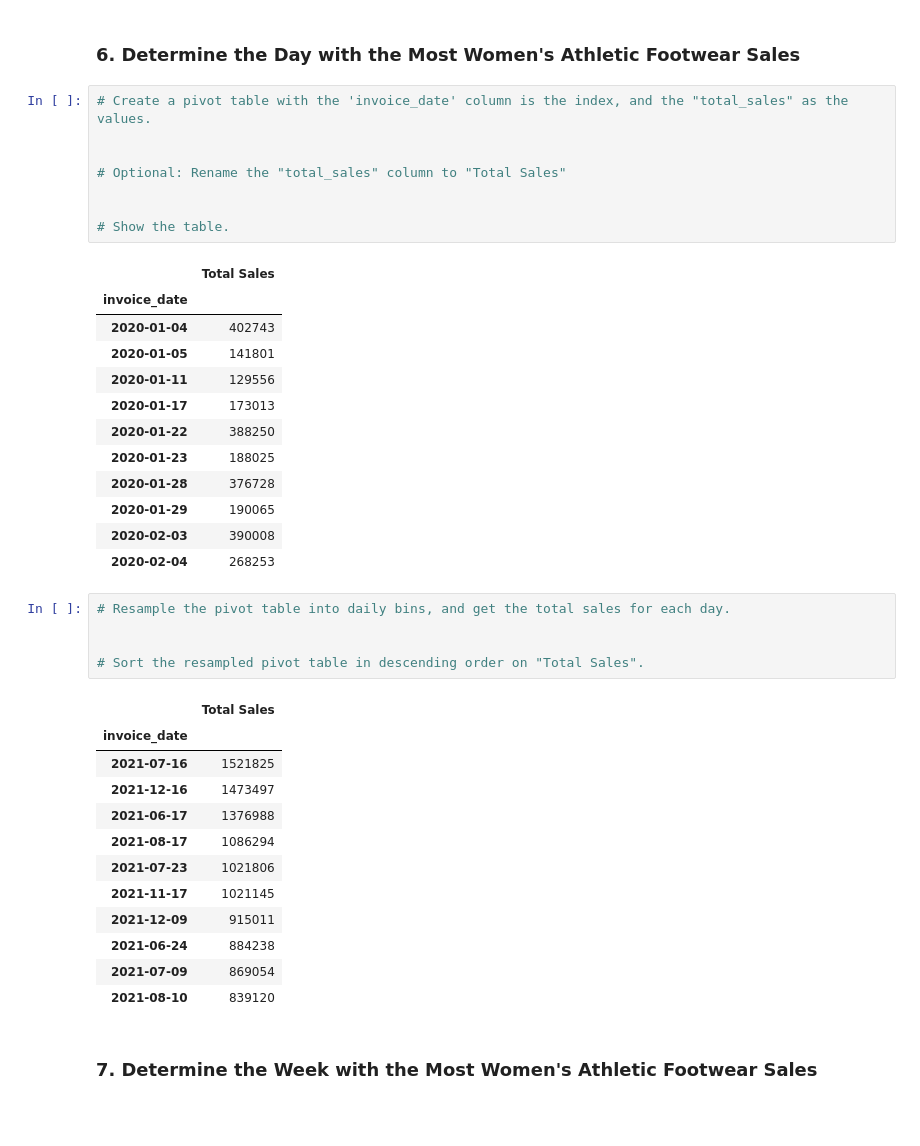
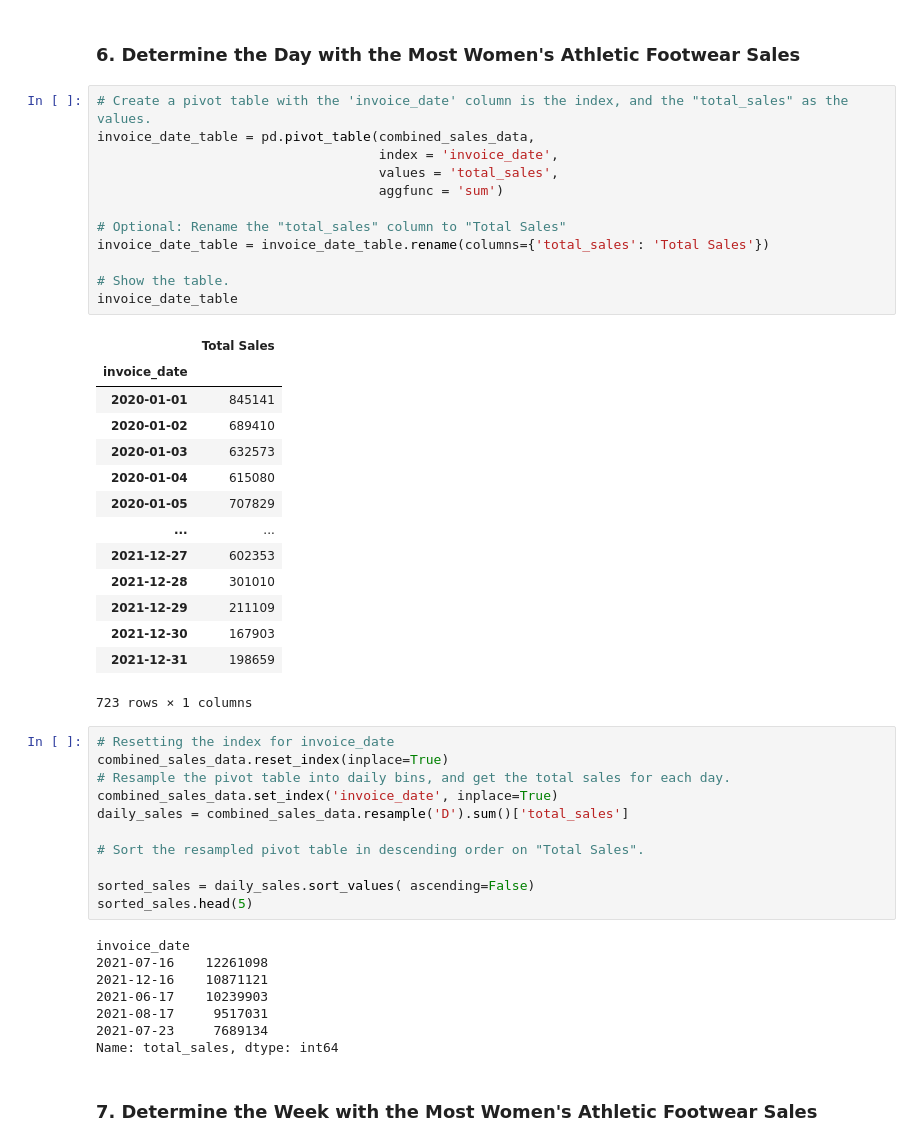
Before and after one commit to JustinFisher22/athletic_sales_analysis, a Jupyter notebook: athletic_sales_analysis.ipynb, the cells around one changed output. Drawn from its saved outputs; the diff is of its cells as text; blank space fills up the shorter version.

```diff
--- a/athletic_sales_analysis.ipynb
+++ b/athletic_sales_analysis.ipynb
@@ -381,42 +414,49 @@ pt_total_sales_retailer.head(5)
 ### 6. Determine the Day with the Most Women's Athletic Footwear Sales
 # %%
 # Create a pivot table with the 'invoice_date' column is the index, and the "total_sales" as the values.
-
+invoice_date_table = pd.pivot_table(combined_sales_data,
+                                    index = 'invoice_date',
+                                    values = 'total_sales',
+                                    aggfunc = 'sum')
 
 # Optional: Rename the "total_sales" column to "Total Sales"
-
+invoice_date_table = invoice_date_table.rename(columns={'total_sales': 'Total Sales'})
 
 # Show the table.
+invoice_date_table
 # %% [output]
 |  | Total Sales |
 | invoice_date |  |
-| 2020-01-04 | 402743 |
-| 2020-01-05 | 141801 |
-| 2020-01-11 | 129556 |
-| 2020-01-17 | 173013 |
-| 2020-01-22 | 388250 |
-| 2020-01-23 | 188025 |
-| 2020-01-28 | 376728 |
-| 2020-01-29 | 190065 |
-| 2020-02-03 | 390008 |
-| 2020-02-04 | 268253 |
+| 2020-01-01 | 845141 |
+| 2020-01-02 | 689410 |
+| 2020-01-03 | 632573 |
+| 2020-01-04 | 615080 |
+| 2020-01-05 | 707829 |
+| ... | ... |
+| 2021-12-27 | 602353 |
+| 2021-12-28 | 301010 |
+| 2021-12-29 | 211109 |
+| 2021-12-30 | 167903 |
+| 2021-12-31 | 198659 |
+723 rows × 1 columns
 # %%
+# Resetting the index for invoice_date
+combined_sales_data.reset_index(inplace=True)
 # Resample the pivot table into daily bins, and get the total sales for each day.
-
+combined_sales_data.set_index('invoice_date', inplace=True)
+daily_sales = combined_sales_data.resample('D').sum()['total_sales']
 
 # Sort the resampled pivot table in descending order on "Total Sales".
+
+sorted_sales = daily_sales.sort_values( ascending=False)
+sorted_sales.head(5)
 # %% [output]
-|  | Total Sales |
-| invoice_date |  |
-| 2021-07-16 | 1521825 |
-| 2021-12-16 | 1473497 |
-| 2021-06-17 | 1376988 |
-| 2021-08-17 | 1086294 |
-| 2021-07-23 | 1021806 |
-| 2021-11-17 | 1021145 |
-| 2021-12-09 | 915011 |
-| 2021-06-24 | 884238 |
-| 2021-07-09 | 869054 |
-| 2021-08-10 | 839120 |
+invoice_date
+2021-07-16    12261098
+2021-12-16    10871121
+2021-06-17    10239903
+2021-08-17     9517031
+2021-07-23     7689134
+Name: total_sales, dtype: int64
 # %% [markdown]
 ### 7.  Determine the Week with the Most Women's Athletic Footwear Sales
```
Also changed, not shown: parts of 6 cells of this notebook.
